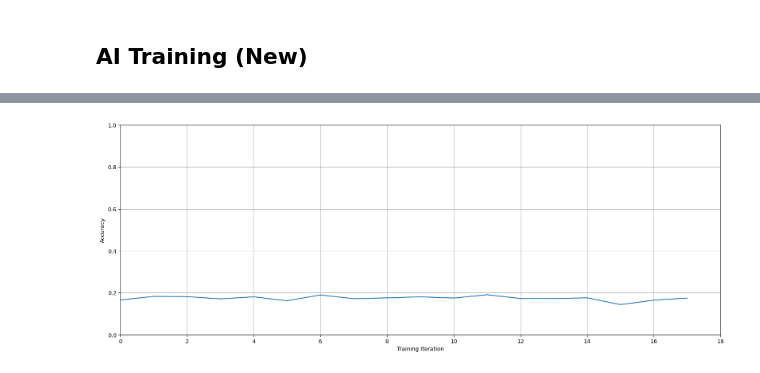
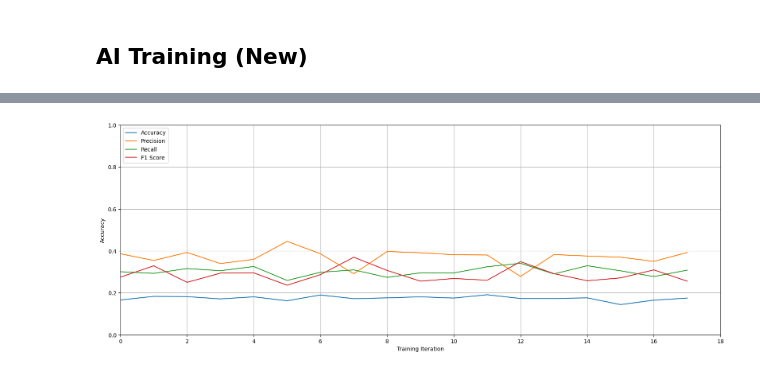
Before and after one commit to marcinkaczmarzyk/ai_stack_overflow, a Jupyter notebook: AI Stack Overflow predictions .ipynb, the cells around one changed output, grey strips where cells are left out. Saved outputs shown, nothing was run; the diff lists cells and outputs as text; code cells hidden in the pictures.

Commit message:
added more accuracy indicators

```diff
--- a/AI Stack Overflow predictions .ipynb
+++ b/AI Stack Overflow predictions .ipynb
@@ -521,20 +521,24 @@ y = modified_qustions_df['Score']
 
 traing_x, test_x, traing_y, test_y = train_test_split(x, y, test_size=0.1, random_state=420)
 # %%
-from sklearn.metrics import accuracy_score
+from sklearn.metrics import accuracy_score, precision_score, recall_score, f1_score
 
 def training_iteration(classifier, x_train, y_train, x_test, y_test):
     # Training function
     classifier.fit(x_train, y_train)
 
-    # Checking accuracy
+    # Predicting the test set results
     predictions_result = classifier.predict(x_test)
     predictions_result = predictions_result.astype(int)
     y_test = y_test.astype(int)
 
+    # Calculating the accuracy, precision, recall and f1 score
     accuracy = accuracy_score(y_test, predictions_result)
+    precision = precision_score(y_test, predictions_result, average='macro', zero_division=1)
+    recall = recall_score(y_test, predictions_result, average='macro', zero_division=1)
+    fscore = f1_score(y_test, predictions_result, average='macro', zero_division=1)
 
-    return classifier, accuracy
+    return classifier, (accuracy, precision, recall, fscore)
 # %%
 import os
 import joblib
@@ -572,7 +576,7 @@ from sklearn.ensemble import RandomForestRegressor
 start_time = datetime.now()
 
 model = RandomForestRegressor(n_estimators=100, random_state=420)
-accuracy_list = []
+performance_list = []
 
 sys.stdout.write("Training started... \n")
 sys.stdout.write("-" * 80 + "\n")
@@ -582,18 +586,31 @@ for i in range(0, len(traing_x), bach_size):
     sys.stdout.write("Training time: {}\t".format(get_time_diff(start_time)))
 
     sys.stdout.write("Training iteration: {: <7}".format(i))
-    model, accuracy = training_iteration(model, traing_x[i:i + bach_size], traing_y[i:i + bach_size], test_x, test_y)
+    model, performance = training_iteration(model, traing_x[i:i + bach_size], traing_y[i:i + bach_size], test_x, test_y)
 
-    sys.stdout.write("\tAccuracy: {:.3f}\n".format(accuracy))
-    accuracy_list.append(accuracy)
+    performance_list.append(performance)
+    sys.stdout.write("\tAccuracy: {: <3.3f} \tPrecision: {: <3.3f} \tRecall: {: <3.3f} \tF1 Score: {: <3.3f} \n".format(performance[0], performance[1], performance[2], performance[3]))
 
     if (i/bach_size) % 10 == 0 and i != 0:
         sys.stdout.write("Saving model... \n")
         save_model(model, str(i))
 
+# Training the last batch if any data left
+rest_from_bach = len(traing_x) % bach_size
+if rest_from_bach != 0:
+    sys.stdout.write("Training time: {}\t".format(get_time_diff(start_time)))
+
+    sys.stdout.write("Training iteration: {: <7}".format(len(traing_x - rest_from_bach)))
+    model, performance = training_iteration(model, traing_x[-rest_from_bach:], traing_y[-rest_from_bach:], test_x, test_y)
+
+    performance_list.append(performance)
+    sys.stdout.write("\tAccuracy: {: <3.3f} \tPrecision: {: <3.3f} \tRecall: {: <3.3f} \tF1 Score: {: <3.3f} \n".format(performance[0], performance[1], performance[2], performance[3]))
+
+sys.stdout.write("Saving model... \n")
+save_model(model, 'final')
+
 sys.stdout.write("-" * 80 + "\n")
 sys.stdout.write("Training ended!\n")
 sys.stdout.write("Total training time: {}\n".format(get_time_diff(start_time)))
-sys.stdout.write("Final accuracy: {:.3f}\n".format(sum(accuracy_list) / len(accuracy_list)))
 sys.stdout.write("-" * 80 + "\n")
 # %% [output]
@@ -618,18 +635,26 @@ Total training time: 00:01:14.22
 # %%
 # Training results
+
+# converting the performance list to a dataframe
+performance_df = pd.DataFrame(performance_list, columns=['Accuracy', 'Precision', 'Recall', 'F1 Score'])
 plt.figure(figsize=(16, 6))
 
-plt.plot(accuracy_list)
+plt.plot(performance_df['Accuracy'], label='Accuracy')
+plt.plot(performance_df['Precision'], label='Precision')
+plt.plot(performance_df['Recall'], label='Recall')
+plt.plot(performance_df['F1 Score'], label='F1 Score')
+
 plt.xlabel('Training Iteration')
 plt.ylabel('Accuracy')
+plt.legend(loc='upper left')
 
 plt.tight_layout()
 plt.grid()
 
-plt.xlim(0, len(accuracy_list))
+plt.xlim(0, len(performance_df))
 plt.ylim(0, 1)
 
 plt.savefig(data_analysis_path + 'training_iteration_accuracy.png', dpi=300)
 plt.show()
 # %% [output]
-[figure, old version]
+[figure, new version]
```
Also changed, not shown: parts of 2 cells of this notebook, 1 other file.
